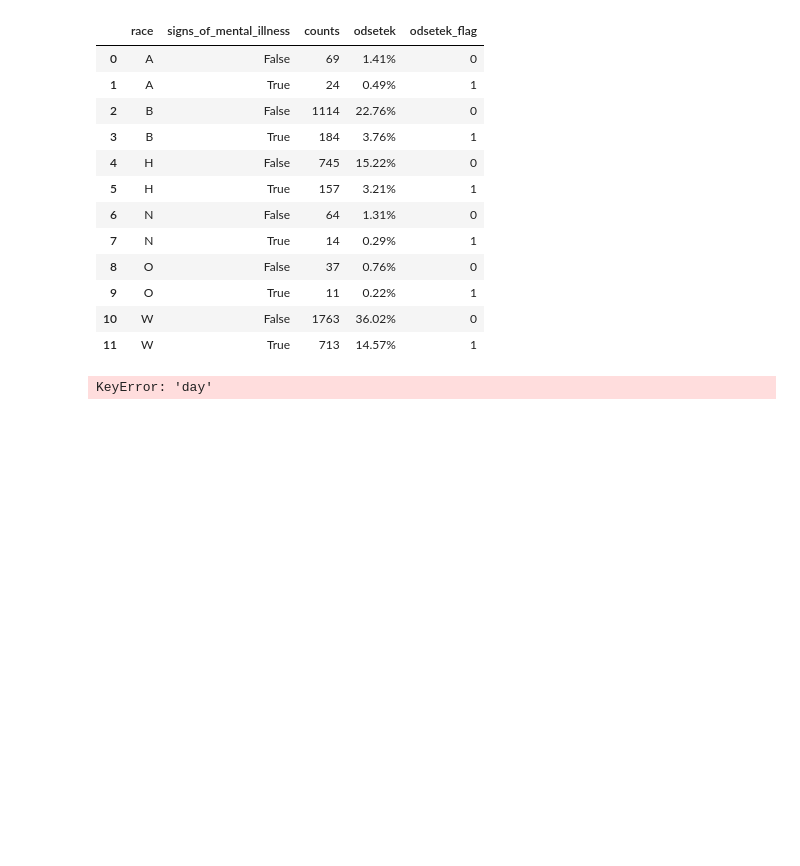
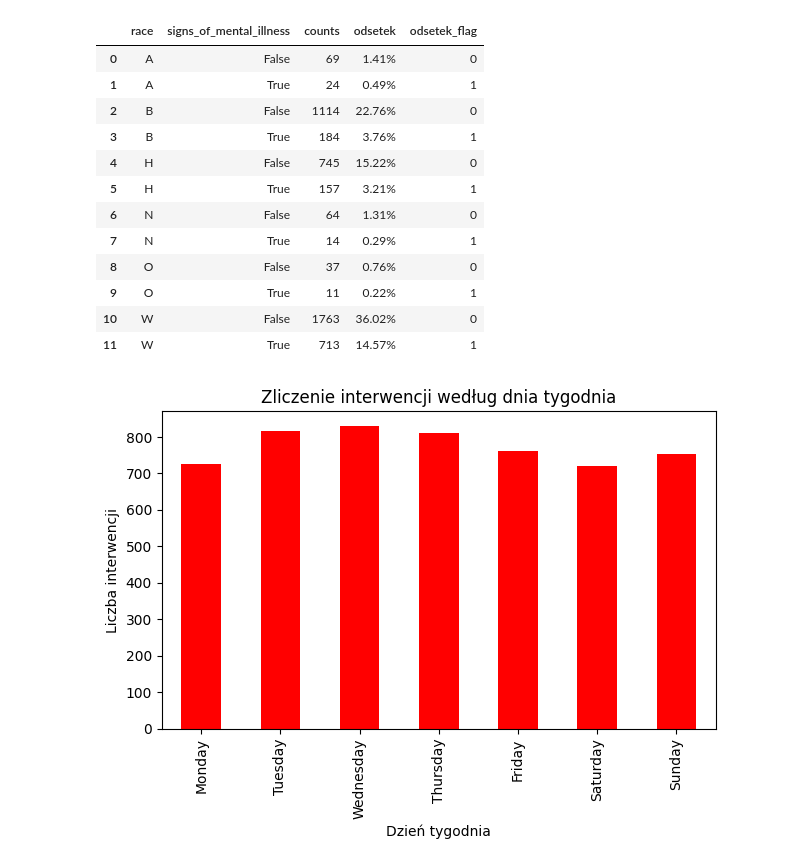
Before and after one commit to dawwed98/koddila, a Jupyter notebook: przestepczosc_USA.ipynb, the cells around one changed output. Drawn from its saved outputs; the diff is of its cells as text; code cells hidden in the pictures; blank space fills up the shorter version.

```diff
--- a/przestepczosc_USA.ipynb
+++ b/przestepczosc_USA.ipynb
@@ -51,15 +54,21 @@ grouped_df
 # %%
 import matplotlib.pyplot as plt
 
-df['day'] = pd.Categorical(df['day'], ordered=True)
+df['date'] = pd.to_datetime(df['date'])
+
+df['day'] = df['date'].dt.day_name()
+
+days_order = ['Monday', 'Tuesday', 'Wednesday', 'Thursday', 'Friday', 'Saturday', 'Sunday']
+df['day'] = pd.Categorical(df['day'], categories=days_order, ordered=True)
+
 day_counts = df['day'].value_counts().sort_index()
 
 ax = day_counts.plot(kind='bar', color='red')
 ax.set_title('Zliczenie interwencji według dnia tygodnia')
 ax.set_xlabel('Dzień tygodnia')
 ax.set_ylabel('Liczba interwencji')
 
 plt.tight_layout()
 plt.show()
 # %% [output]
-KeyError: 'day'
+[figure, added]
```
Also changed, not shown: parts of 3 cells of this notebook, 4 other files.
